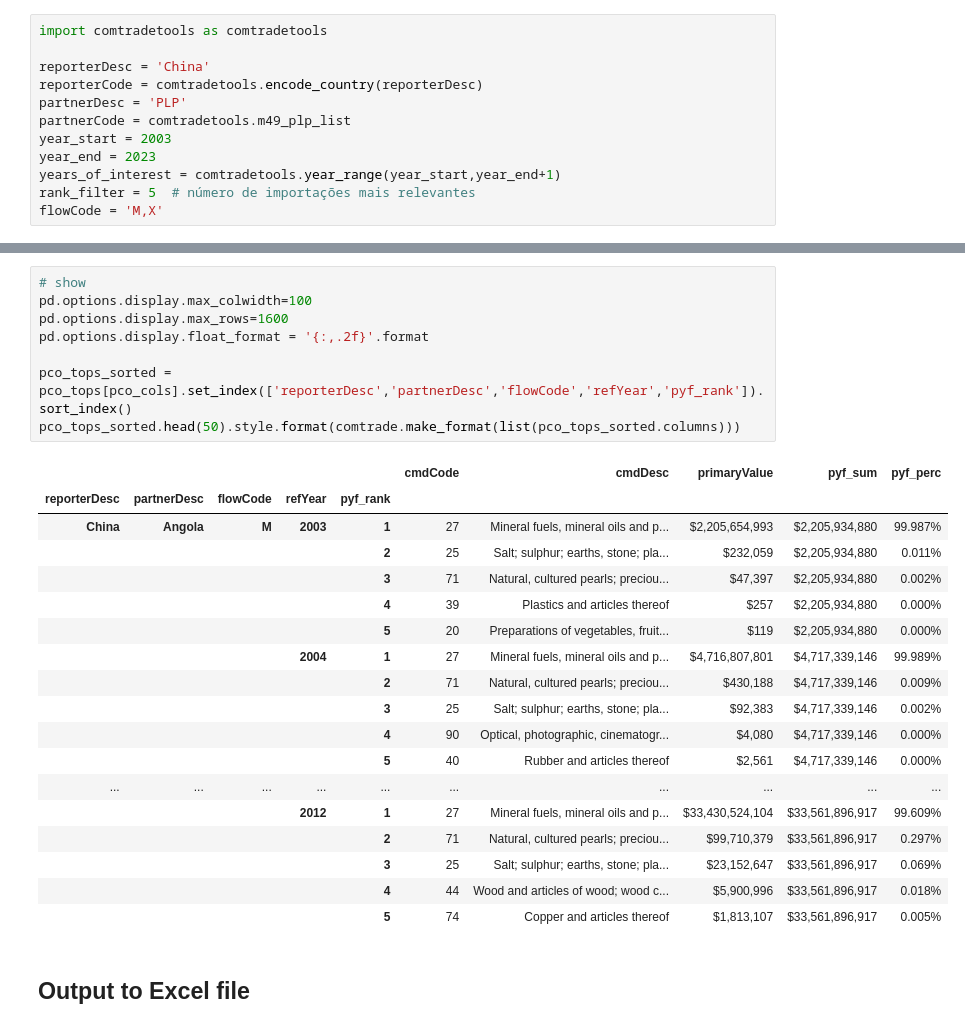
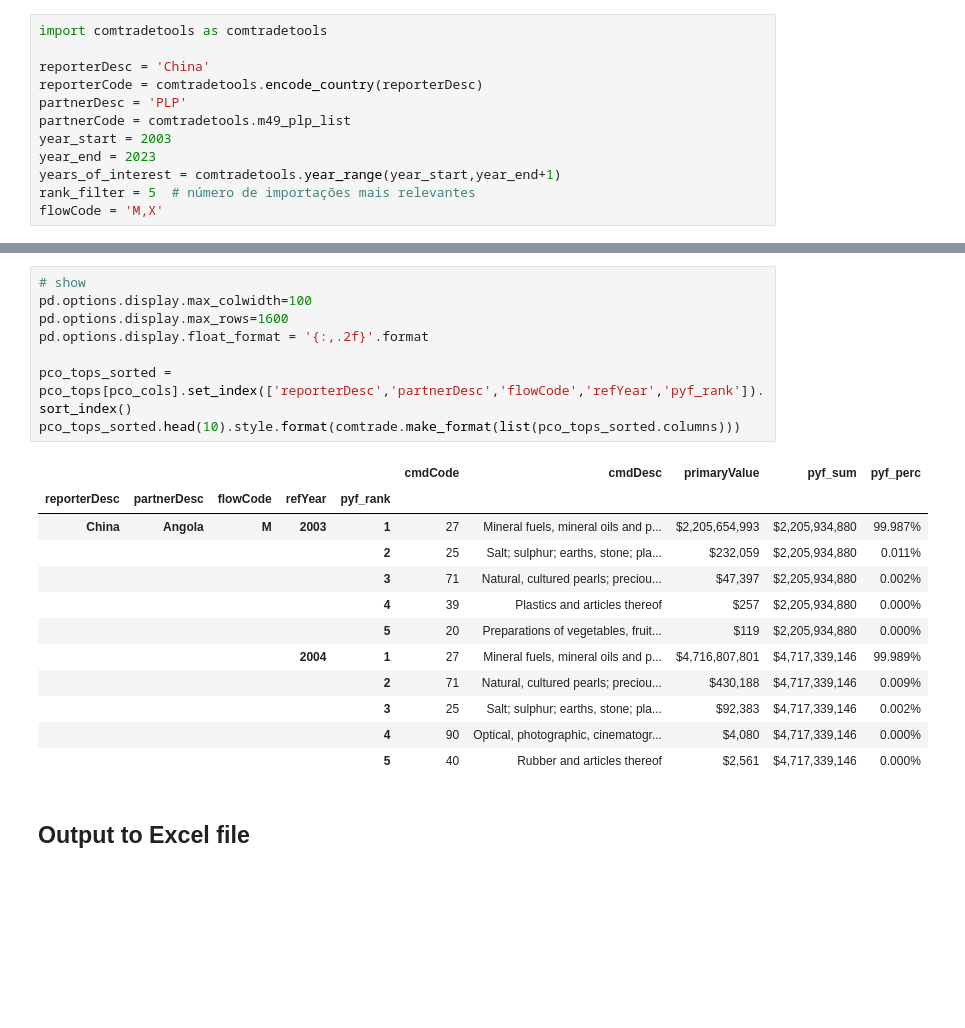
Before and after one commit to joaquimrcarvalho/cipf-comtrade, a Jupyter notebook: cn_plp_commodities.ipynb, the cells around one changed output, grey strips where cells are left out. Saved outputs shown, nothing was run; the diff lists cells and outputs as text; blank space fills up the shorter version.

```diff
--- a/cn_plp_commodities.ipynb
+++ b/cn_plp_commodities.ipynb
@@ -108,30 +110,24 @@ Product categories involved in exchanges with top partners:
 # %%
 # show
 pd.options.display.max_colwidth=100
 pd.options.display.max_rows=1600
 pd.options.display.float_format = '{:,.2f}'.format
 
 pco_tops_sorted = pco_tops[pco_cols].set_index(['reporterDesc','partnerDesc','flowCode','refYear','pyf_rank']).sort_index()
-pco_tops_sorted.head(50).style.format(comtrade.make_format(list(pco_tops_sorted.columns)))
+pco_tops_sorted.head(10).style.format(comtrade.make_format(list(pco_tops_sorted.columns)))
 # %% [output]
 |  |  |  |  |  | cmdCode | cmdDesc | primaryValue | pyf_sum | pyf_perc |
 | reporterDesc | partnerDesc | flowCode | refYear | pyf_rank |  |  |  |  |  |
 | China | Angola | M | 2003 | 1 | 27 | Mineral fuels, mineral oils and p... | $2,205,654,993 | $2,205,934,880 | 99.987% |
 |  |  |  |  | 2 | 25 | Salt; sulphur; earths, stone; pla... | $232,059 | $2,205,934,880 | 0.011% |
 |  |  |  |  | 3 | 71 | Natural, cultured pearls; preciou... | $47,397 | $2,205,934,880 | 0.002% |
 |  |  |  |  | 4 | 39 | Plastics and articles thereof | $257 | $2,205,934,880 | 0.000% |
 |  |  |  |  | 5 | 20 | Preparations of vegetables, fruit... | $119 | $2,205,934,880 | 0.000% |
 |  |  |  | 2004 | 1 | 27 | Mineral fuels, mineral oils and p... | $4,716,807,801 | $4,717,339,146 | 99.989% |
 |  |  |  |  | 2 | 71 | Natural, cultured pearls; preciou... | $430,188 | $4,717,339,146 | 0.009% |
 |  |  |  |  | 3 | 25 | Salt; sulphur; earths, stone; pla... | $92,383 | $4,717,339,146 | 0.002% |
 |  |  |  |  | 4 | 90 | Optical, photographic, cinematogr... | $4,080 | $4,717,339,146 | 0.000% |
 |  |  |  |  | 5 | 40 | Rubber and articles thereof | $2,561 | $4,717,339,146 | 0.000% |
-| ... | ... | ... | ... | ... | ... | ... | ... | ... | ... |
-|  |  |  | 2012 | 1 | 27 | Mineral fuels, mineral oils and p... | $33,430,524,104 | $33,561,896,917 | 99.609% |
-|  |  |  |  | 2 | 71 | Natural, cultured pearls; preciou... | $99,710,379 | $33,561,896,917 | 0.297% |
-|  |  |  |  | 3 | 25 | Salt; sulphur; earths, stone; pla... | $23,152,647 | $33,561,896,917 | 0.069% |
-|  |  |  |  | 4 | 44 | Wood and articles of wood; wood c... | $5,900,996 | $33,561,896,917 | 0.018% |
-|  |  |  |  | 5 | 74 | Copper and articles thereof | $1,813,107 | $33,561,896,917 | 0.005% |
 # %% [markdown]
 ## Output to Excel file
 # %%
```
Also changed, not shown: parts of 12 cells of this notebook, 5 other files.
